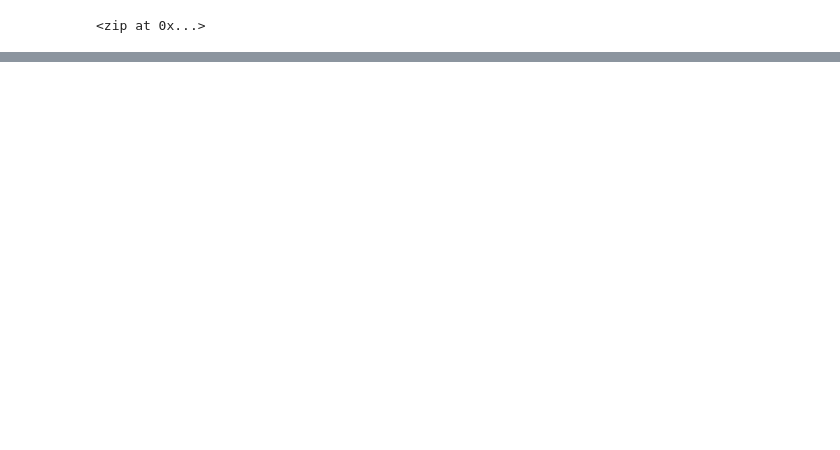
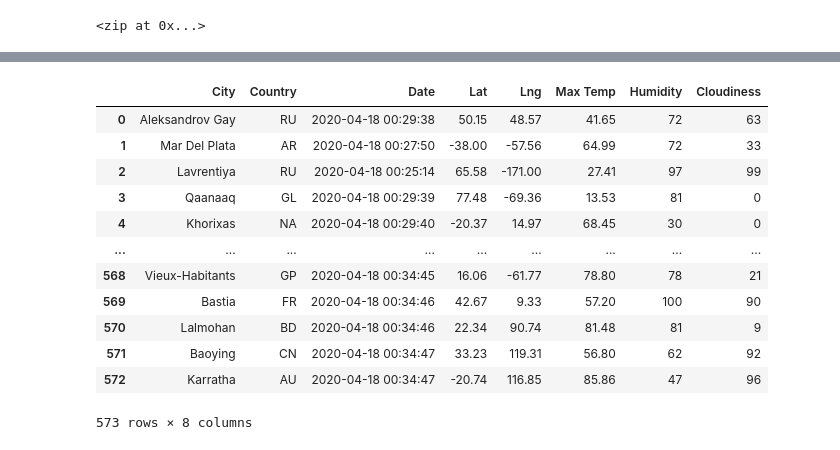
Before and after one commit to aramaswami/World_Weather_Analysis, a Jupyter notebook: WeatherPy.ipynb, the cells around one changed output, grey strips where cells are left out. Saved outputs shown, nothing was run; the diff lists cells and outputs as text; code cells hidden in the pictures; blank space fills up the shorter version.

```diff
--- a/WeatherPy.ipynb
+++ b/WeatherPy.ipynb
@@ -32,0 +140,18 @@ len(cities)
+# %%
+new_column_order = ["City", "Country", "Date","Lat", "Lng", "Max Temp", "Humidity", "Cloudiness"]
+city_data_df=city_data_df[new_column_order]
+city_data_df
+# %% [output]
+|  | City | Country | Date | Lat | Lng | Max Temp | Humidity | Cloudiness |
+| 0 | Aleksandrov Gay | RU | 2020-04-18 00:29:38 | 50.15 | 48.57 | 41.65 | 72 | 63 |
+| 1 | Mar Del Plata | AR | 2020-04-18 00:27:50 | -38.00 | -57.56 | 64.99 | 72 | 33 |
+| 2 | Lavrentiya | RU | 2020-04-18 00:25:14 | 65.58 | -171.00 | 27.41 | 97 | 99 |
+| 3 | Qaanaaq | GL | 2020-04-18 00:29:39 | 77.48 | -69.36 | 13.53 | 81 | 0 |
+| 4 | Khorixas | NA | 2020-04-18 00:29:40 | -20.37 | 14.97 | 68.45 | 30 | 0 |
+| ... | ... | ... | ... | ... | ... | ... | ... | ... |
+| 568 | Vieux-Habitants | GP | 2020-04-18 00:34:45 | 16.06 | -61.77 | 78.80 | 78 | 21 |
+| 569 | Bastia | FR | 2020-04-18 00:34:46 | 42.67 | 9.33 | 57.20 | 100 | 90 |
+| 570 | Lalmohan | BD | 2020-04-18 00:34:46 | 22.34 | 90.74 | 81.48 | 81 | 9 |
+| 571 | Baoying | CN | 2020-04-18 00:34:47 | 33.23 | 119.31 | 56.80 | 62 | 92 |
+| 572 | Karratha | AU | 2020-04-18 00:34:47 | -20.74 | 116.85 | 85.86 | 47 | 96 |
+573 rows × 8 columns
```
Also changed, not shown: parts of 7 cells of this notebook.
